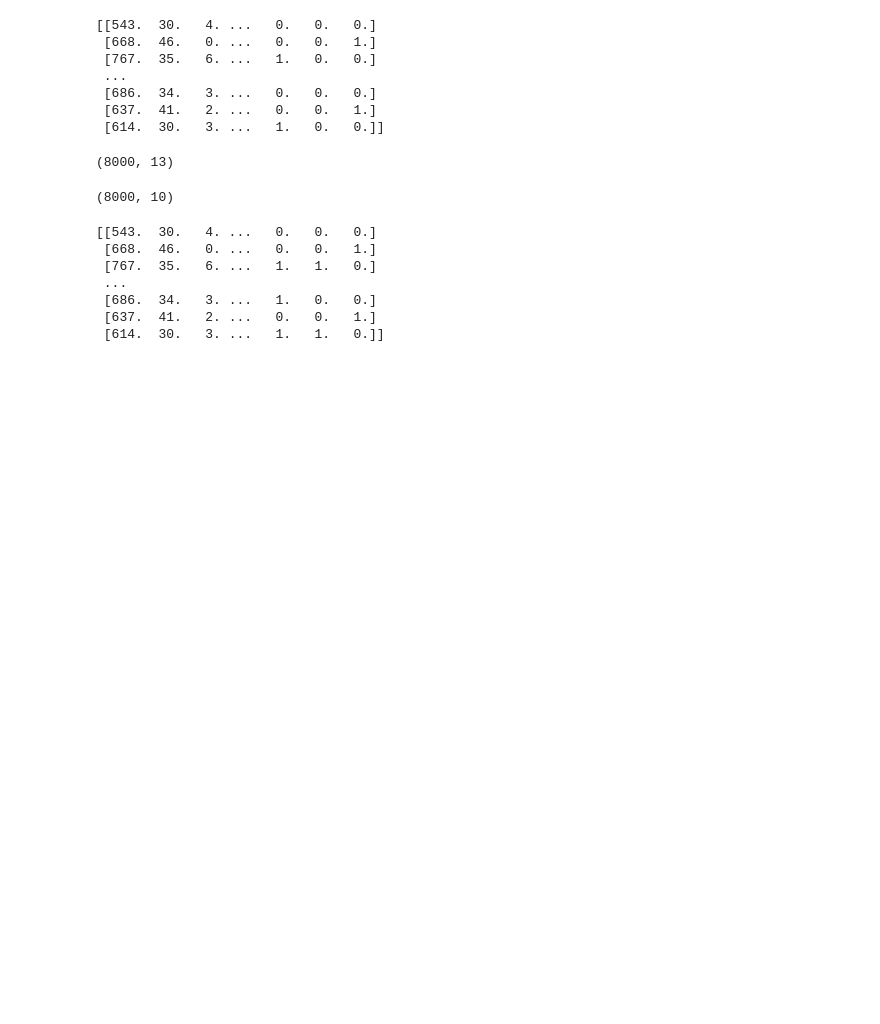
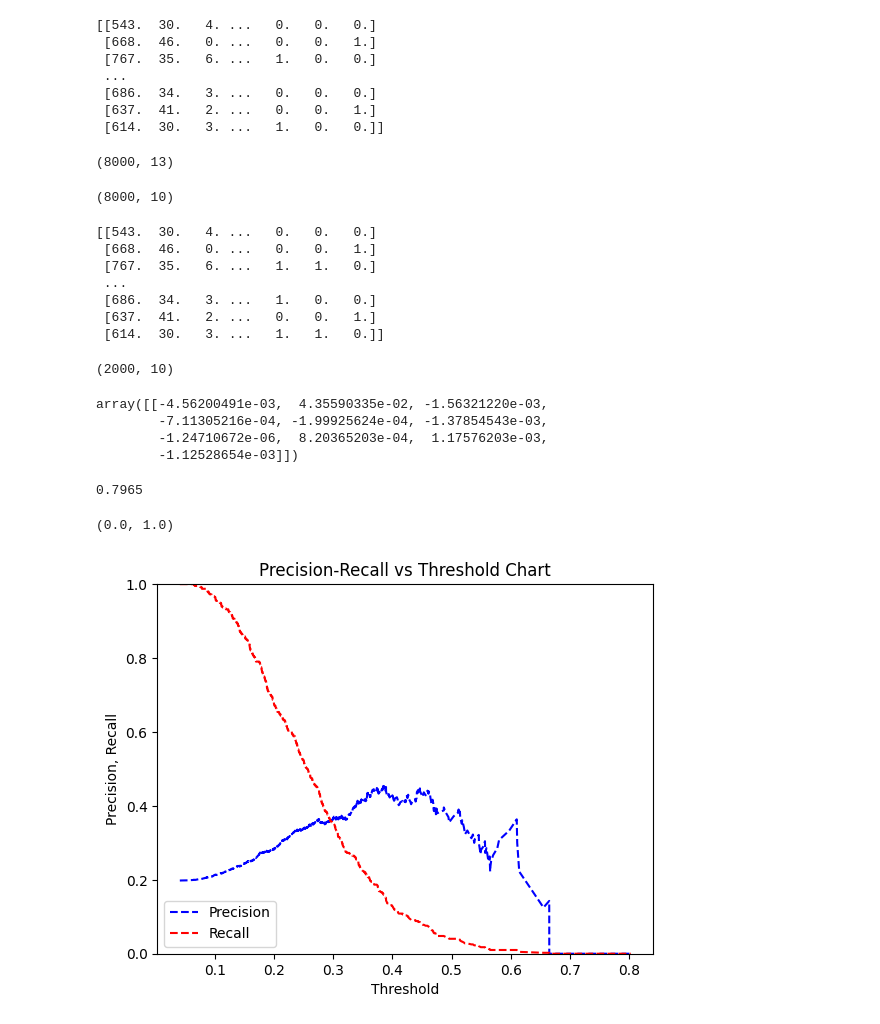
Before and after one commit to mmwitters/CDA_Project, a Jupyter notebook: Final Project.ipynb, the cells around one changed output. Cells and saved outputs as stored; diff of their text form; code cells hidden in the pictures; blank space fills up the shorter version.

Commit message:
Update to logistic regression model

```diff
--- a/Final Project.ipynb
+++ b/Final Project.ipynb
@@ -496,5 +495,22 @@ print(X_train_mod)
  [686.  34.   3. ...   1.   0.   0.]
  [637.  41.   2. ...   0.   0.   1.]
  [614.  30.   3. ...   1.   1.   0.]]
+# %%
+X_test_mod = np.delete(X_test, [8,9,11], axis=1)
+# %%
+X_test_mod.shape
+# %% [output]
+(2000, 10)
 # %%
-log_model = LogisticRegression().fit(X_train_mod, y_train)
+log = LogisticRegression(random_state=0).fit(X_train_mod, y_train)
+# %%
+log.coef_
+# %% [output]
+array([[-4.56200491e-03,  4.35590335e-02, -1.56321220e-03,
+        -7.11305216e-04, -1.99925624e-04, -1.37854543e-03,
+        -1.24710672e-06,  8.20365203e-04,  1.17576203e-03,
+        -1.12528654e-03]])
+# %%
+log.score(X_test_mod, y_test) #accuracy for test data
+# %% [output]
+0.7965
@@ -500,0 +519,23 @@ log_model = LogisticRegression().fit(X_train_mod, y_train)
+# %%
+pred_y=log.predict(X_test_mod)
+
+probs_y=log.predict_proba(X_test_mod)
+  # probs_y is a 2-D array of probability of being labeled as 0 (first
+  #column of
+  #array) vs 1 (2nd column in array)
+
+precision, recall, thresholds = precision_recall_curve(y_test, probs_y[:,
+1])
+   #retrieve probability of being 1(in second column of probs_y)
+pr_auc = auc(recall, precision)
+
+plt.title("Precision-Recall vs Threshold Chart")
+plt.plot(thresholds, precision[: -1], "b--", label="Precision")
+plt.plot(thresholds, recall[: -1], "r--", label="Recall")
+plt.ylabel("Precision, Recall")
+plt.xlabel("Threshold")
+plt.legend(loc="lower left")
+plt.ylim([0,1])
+# %% [output]
+(0.0, 1.0)
+[figure, added]
```
Also changed, not shown: parts of 6 cells of this notebook.
